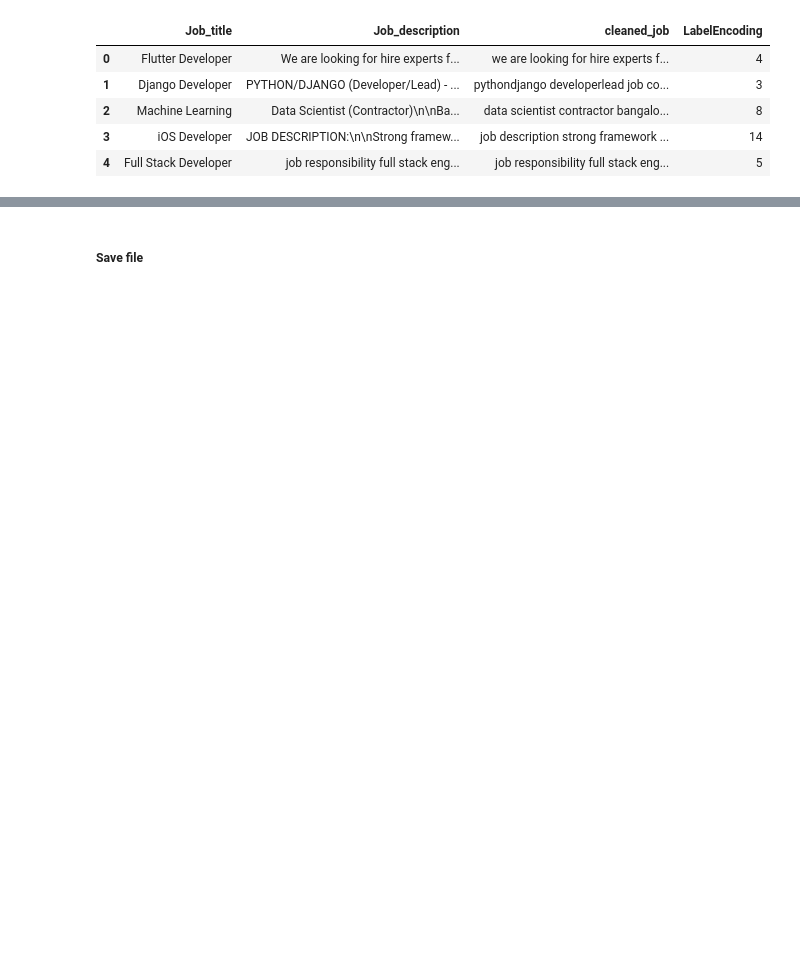
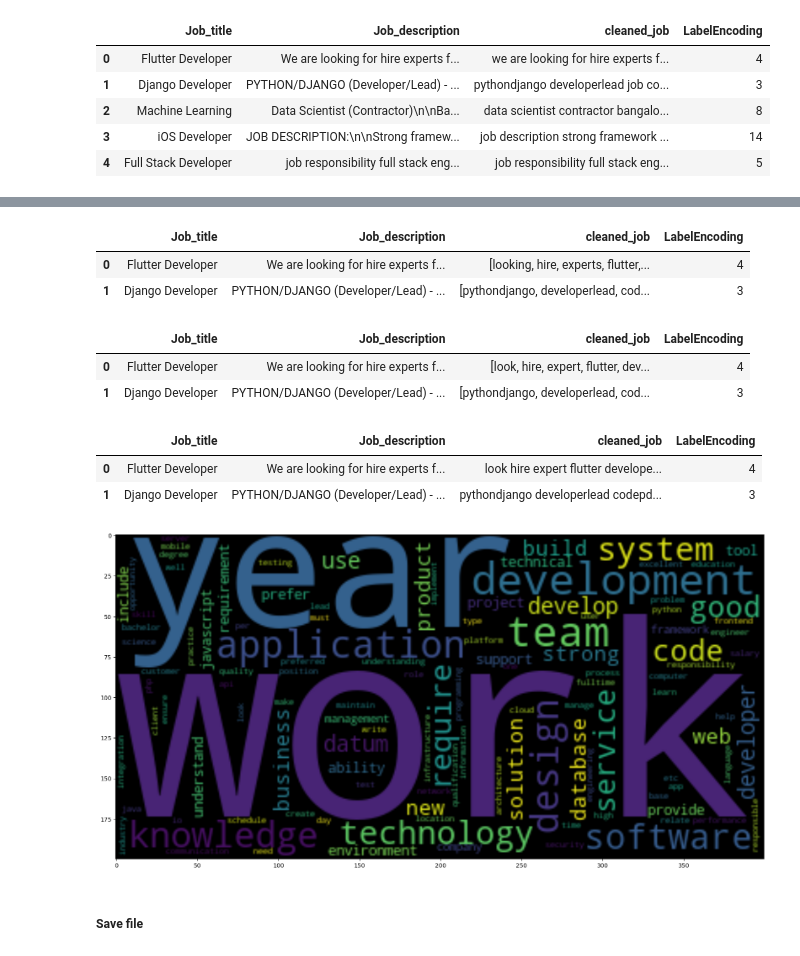
Before and after one commit to senghok510/Resume_matching, a Jupyter notebook: notebooks/data_preprocessing.ipynb, the cells around one changed output, grey strips where cells are left out. Cells and saved outputs as stored; diff of their text form; code cells hidden in the pictures; blank space fills up the shorter version.

```diff
--- a/notebooks/data_preprocessing.ipynb
+++ b/notebooks/data_preprocessing.ipynb
@@ -376,3 +473,5 @@ job.tail()
 | 2274 | Network Administrator | Urgently reqd in a college in Moh... | urgently reqd in a college in moh... | 9 |
 | 2275 | Machine Learning | Key Responsibilities: Team leads ... | key responsibilities team leads f... | 8 |
 | 2276 | Full Stack Developer | leslie hindman auctioneer one nat... | leslie hindman auctioneer one nat... | 5 |
+# %%
+job['cleaned_job'] = job['cleaned_job'].apply(lambda x: word_tokenize(x))
@@ -379,3 +484,42 @@ job.tail()
+# %%
+job['cleaned_job'] = job['cleaned_job'].apply(lambda x: remove_stopwords_from_tokens(x))
+# %%
+job.head(2)
+# %% [output]
+|  | Job_title | Job_description | cleaned_job | LabelEncoding |
+| 0 | Flutter Developer | We are looking for hire experts f... | [looking, hire, experts, flutter,... | 4 |
+| 1 | Django Developer | PYTHON/DJANGO (Developer/Lead) - ... | [pythondjango, developerlead, cod... | 3 |
+# %%
+job['cleaned_job'] = job['cleaned_job'].apply(lambda x: lemmatize_tokens(x))
+# %%
+job.head(2)
+# %% [output]
+|  | Job_title | Job_description | cleaned_job | LabelEncoding |
+| 0 | Flutter Developer | We are looking for hire experts f... | [look, hire, expert, flutter, dev... | 4 |
+| 1 | Django Developer | PYTHON/DJANGO (Developer/Lead) - ... | [pythondjango, developerlead, cod... | 3 |
+# %%
+job['cleaned_job'] = job['cleaned_job'].apply(join_tokens_to_string)
+
+job.head(2)
+# %% [output]
+|  | Job_title | Job_description | cleaned_job | LabelEncoding |
+| 0 | Flutter Developer | We are looking for hire experts f... | look hire expert flutter develope... | 4 |
+| 1 | Django Developer | PYTHON/DJANGO (Developer/Lead) - ... | pythondjango developerlead codepd... | 3 |
+# %%
+job_text = ' '.join(job['cleaned_job'])
+
+wordcloudimage = WordCloud( font_step=2 ,
+max_font_size=500,
+collocations = False,
+
+collocation_threshold = 1
+).generate(job_text)
+plt.figure(figsize=(25, 10))
+plt.imshow(wordcloudimage, interpolation='bilinear')
+# plt.axis("off")
+plt.show()
+# %% [output]
+[figure, added]
 # %% [markdown]
 ##### Save file
 # %%
```
Also changed, not shown: parts of 21 cells of this notebook, 4 other files.
